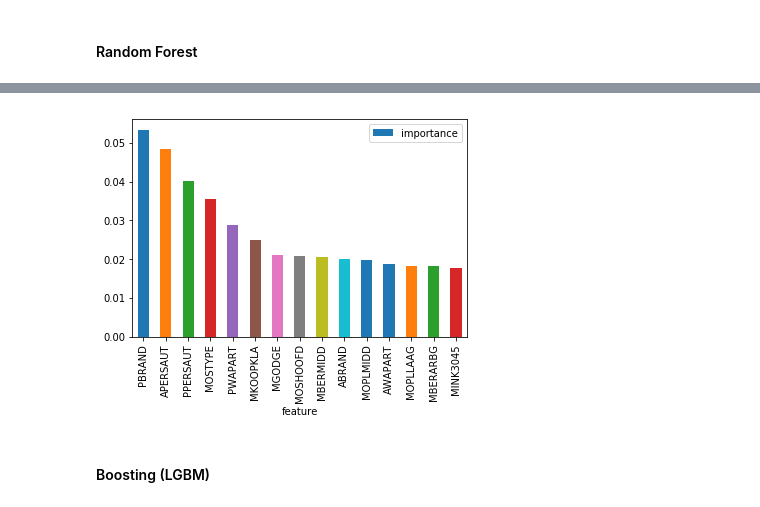
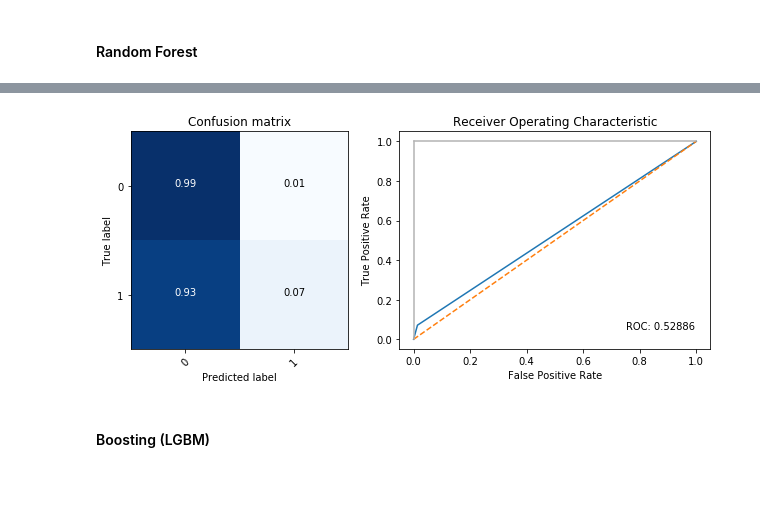
Before and after one commit to Rypo/notebooks, a Jupyter notebook: 5_unbalanced_bag_boost_rf.ipynb, the cells around one changed output, grey strips where cells are left out. Cells and saved outputs as stored; diff of their text form; code cells hidden in the pictures.

```diff
--- a/5_unbalanced_bag_boost_rf.ipynb
+++ b/5_unbalanced_bag_boost_rf.ipynb
@@ -357,9 +341,2 @@ weighted avg       0.89      0.93      0.91      1165
 # %% [markdown]
 #### Random Forest
-# %%
-rfc_unbal = rfc.fit(X_train,y_train)
-preds = rfc_unbal.predict(X_test)
-
-fig,axes = plt.subplots(1,2, figsize=(9,4))
-plot_confusion_matrix(y_test, preds, [0,1], normalize=True, cf_report=True, ax=axes[0])
-plot_roc(y_test, preds, ax=axes[1])
@@ -376,6 +343,6 @@ weighted avg       0.90      0.93      0.91      1165
-# %%
-feat_imps(X_train, rfc_unbal, plot=True)
-# %% [output]
-[figure, removed]
+# %%
+rfc_unbal = plot_cmroc(y_val, rfc.fit(X_train, y_train).predict(X_val))
+# %% [output]
+[figure, added]
 # %% [markdown]
 #### Boosting (LGBM)
```
Also changed, not shown: parts of 99 cells of this notebook, 4 other files.
